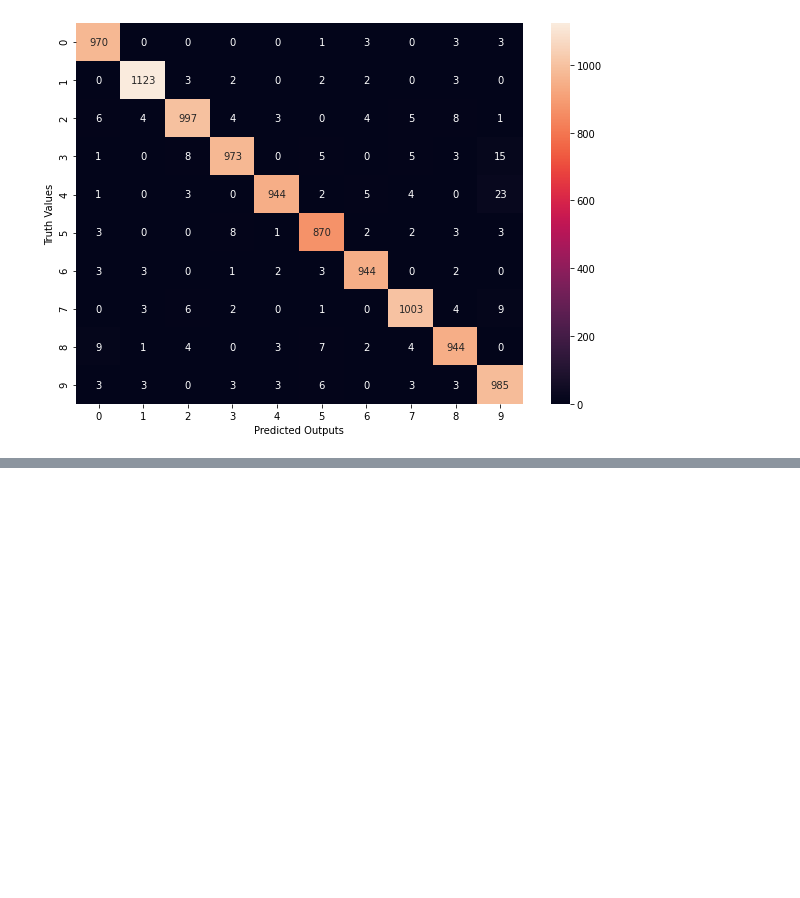
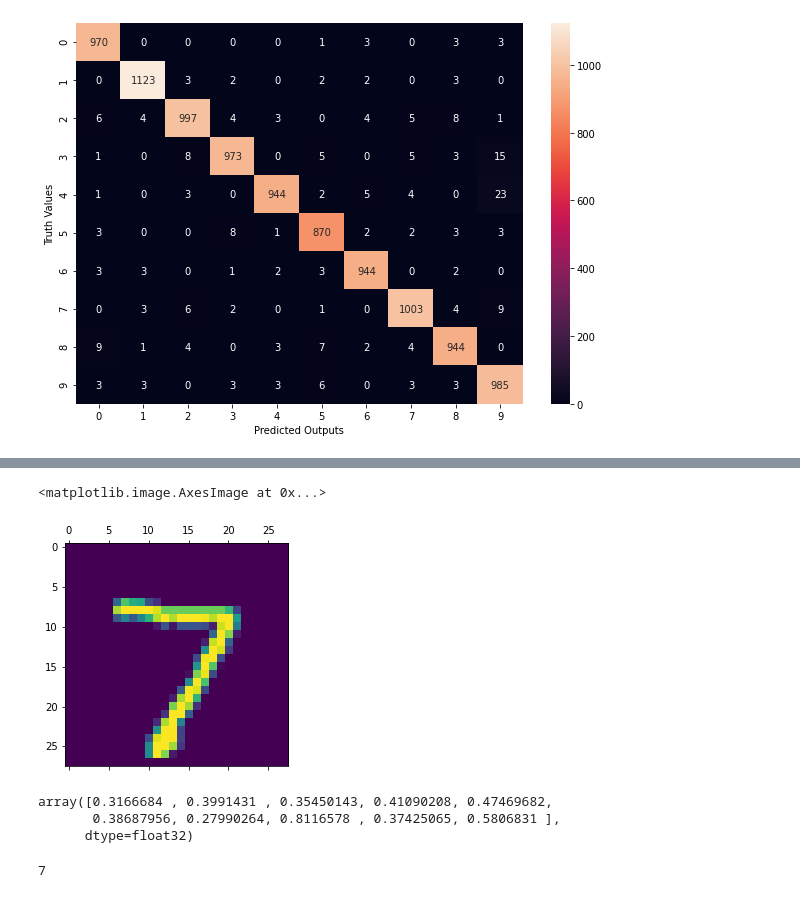
Before and after one commit to Void-Brain70/Deep_Learning, a Jupyter notebook: Handwritten_Digit_Classification.ipynb, the cells around one changed output, grey strips where cells are left out. Saved outputs shown, nothing was run; the diff lists cells and outputs as text; code cells hidden in the pictures; blank space fills up the shorter version.

```diff
--- a/Handwritten_Digit_Classification.ipynb
+++ b/Handwritten_Digit_Classification.ipynb
@@ -196,0 +318,16 @@ Text(69.0, 0.5, 'Truth Values')
+# %%
+plt.matshow(x_test[0])
+# %% [output]
+<matplotlib.image.AxesImage at 0x...>
+[figure, added]
+# %%
+pre = model.predict(x_test_flatten)
+pre[0]
+# %% [output]
+array([0.3166684 , 0.3991431 , 0.35450143, 0.41090208, 0.47469682,
+       0.38687956, 0.27990264, 0.8116578 , 0.37425065, 0.5806831 ],
+      dtype=float32)
+# %%
+np.argmax(pre[0])
+# %% [output]
+7
```
Also changed, not shown: parts of 24 cells of this notebook.
